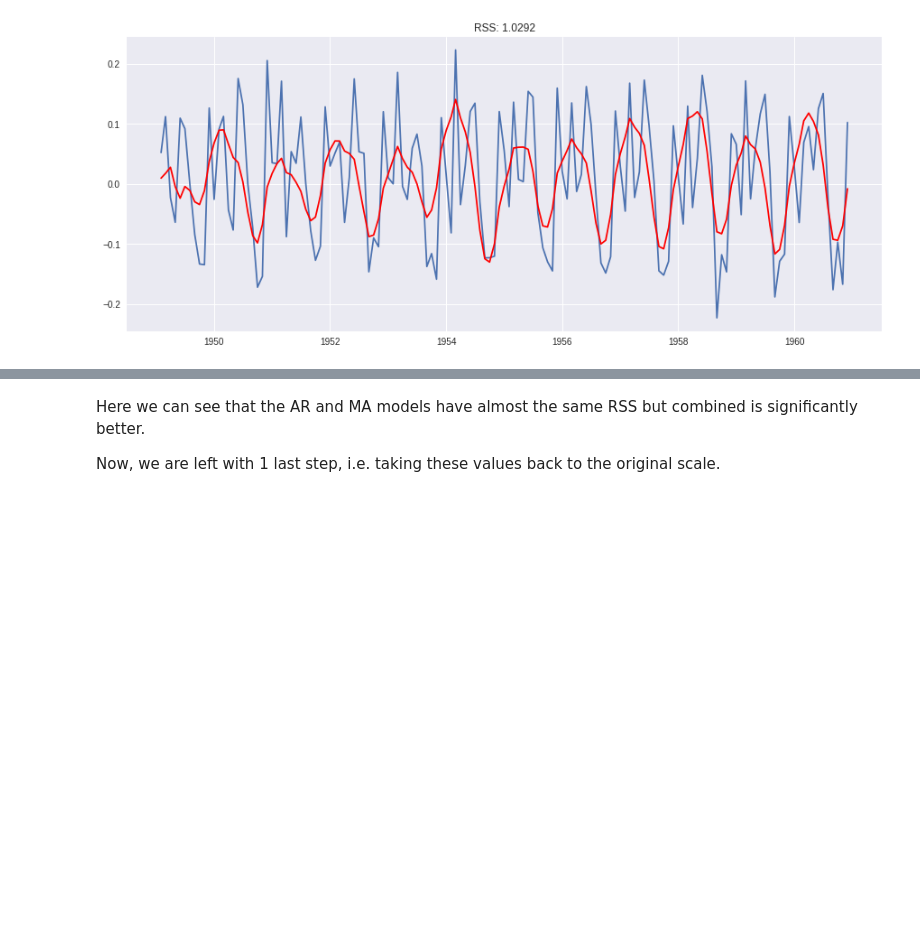
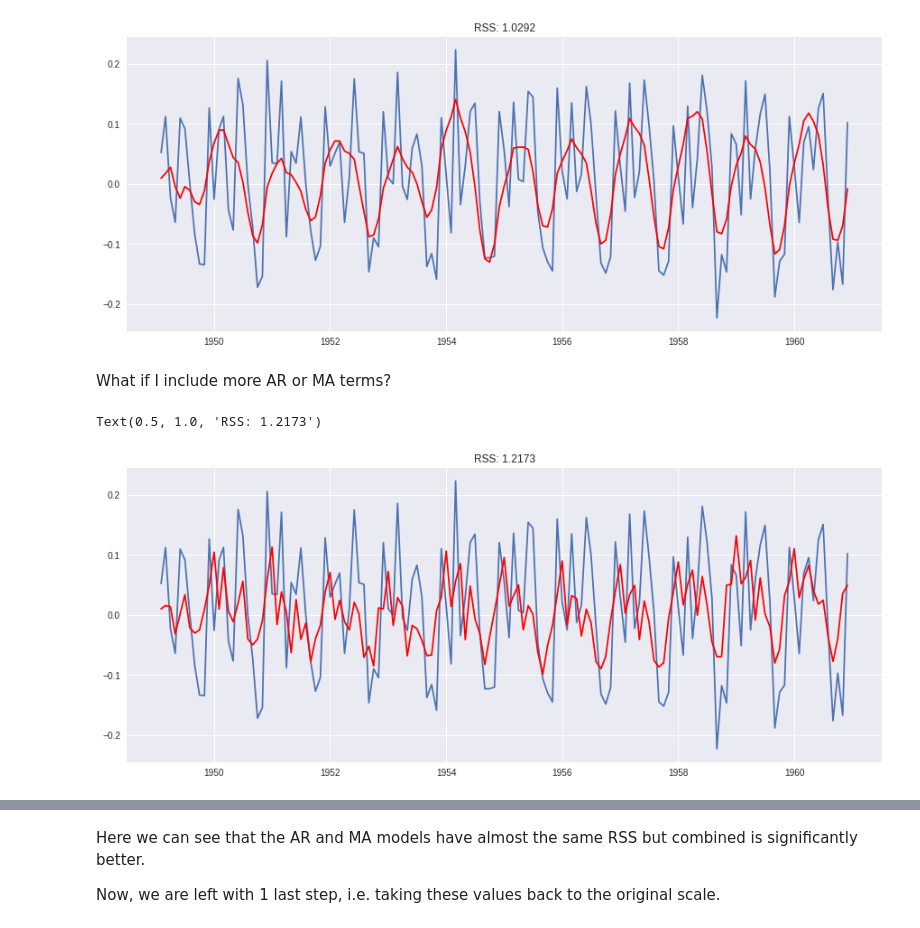
Before and after one commit to JiaxinWuGit/Time-Series-Forecast-in-Python, a Jupyter notebook: Time_Series_in_Python.ipynb, the cells around one changed output, grey strips where cells are left out. Saved outputs shown, nothing was run; the diff lists cells and outputs as text; code cells hidden in the pictures; blank space fills up the shorter version.

```diff
--- a/Time_Series_in_Python.ipynb
+++ b/Time_Series_in_Python.ipynb
@@ -400,3 +400,14 @@ plt.title('RSS: %.4f'% sum((results_ARIMA.fittedvalues-ts_log_diff)**2))
 # %% [output]
 Text(0.5, 1.0, 'RSS: 1.0292')
 [figure]
+# %% [markdown]
+What if I include more AR or MA terms?
+# %%
+model = ARIMA(ts_log, order=(1, 1, 2))
+results_ARIMA = model.fit(disp=-1)
+plt.plot(ts_log_diff)
+plt.plot(results_ARIMA.fittedvalues, color='red')
+plt.title('RSS: %.4f'% sum((results_ARIMA.fittedvalues-ts_log_diff)**2))
+# %% [output]
+Text(0.5, 1.0, 'RSS: 1.2173')
+[figure, added]
```
Also changed, not shown: parts of 5 cells of this notebook.
